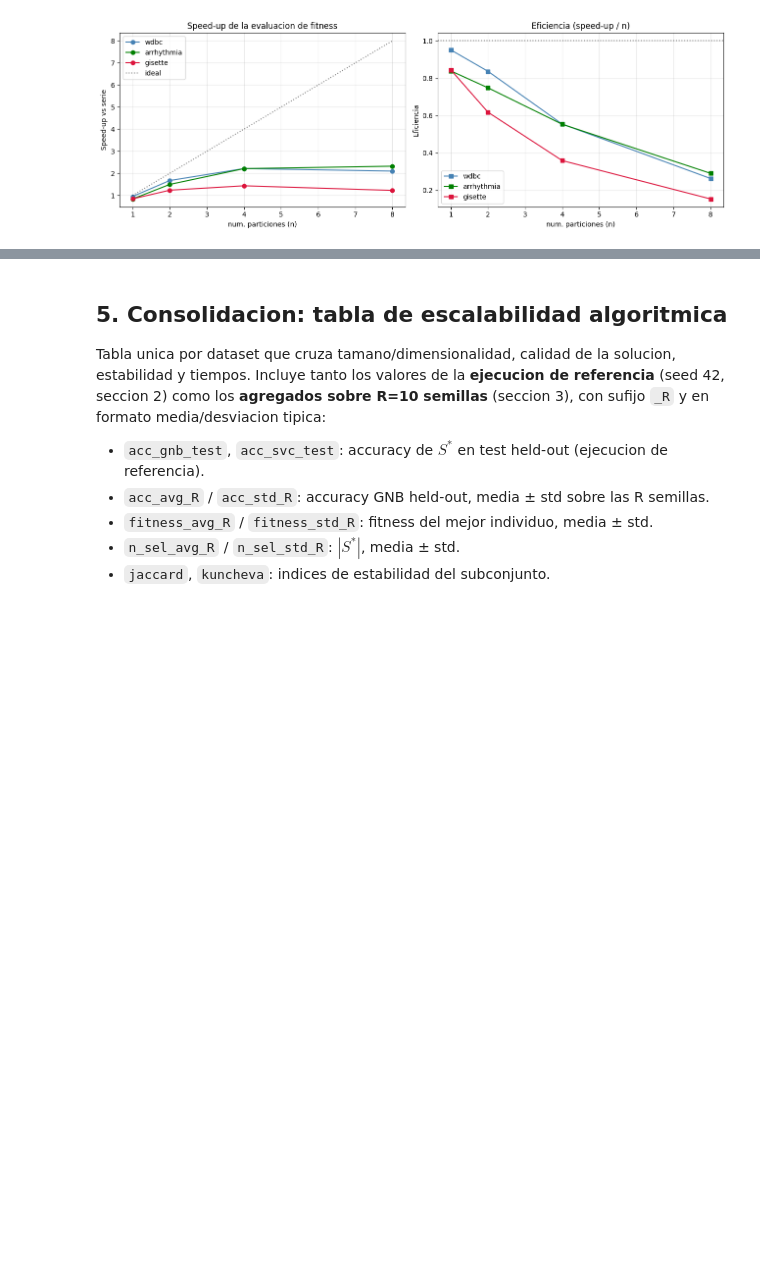
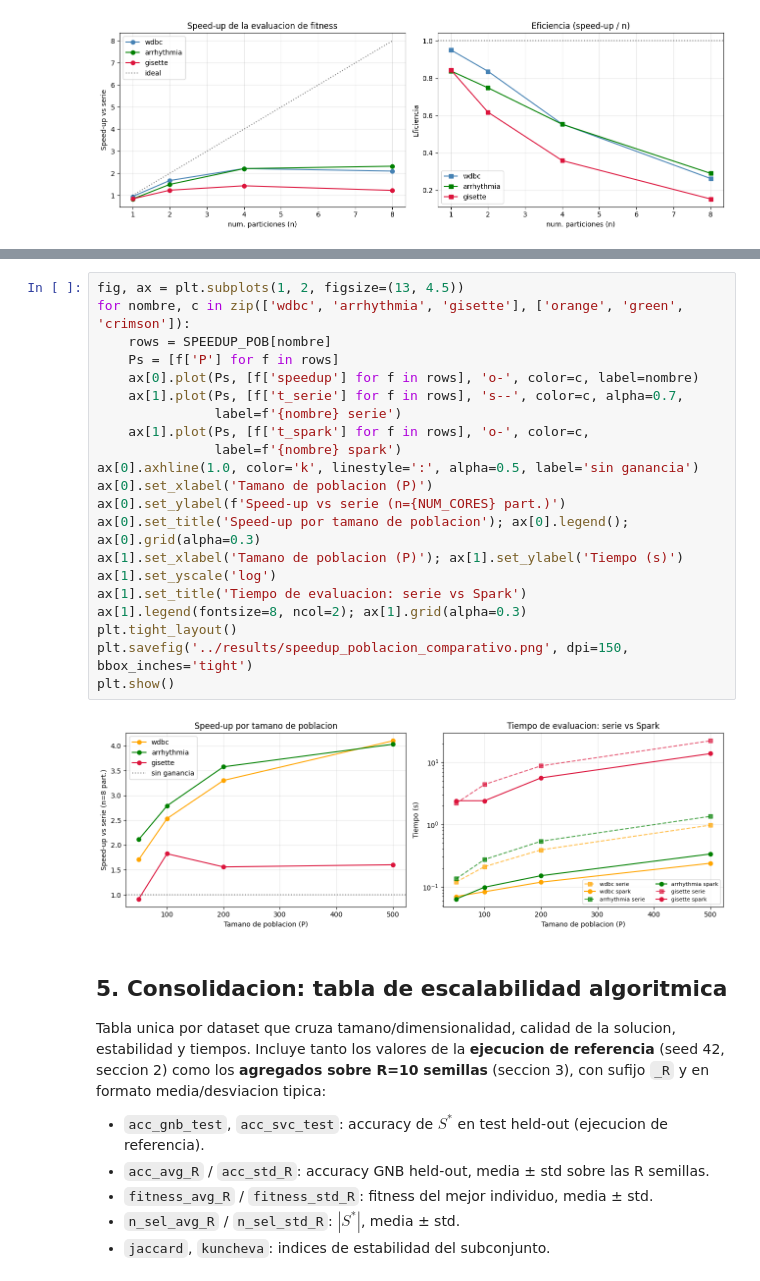
Before and after one commit to fmateos/AFSGAW, a Jupyter notebook: notebooks/07_diversidad_escalabilidad.ipynb, the cells around one changed output, grey strips where cells are left out. Drawn from its saved outputs; the diff is of its cells as text; blank space fills up the shorter version.

Commit message:
Añadido experimento Speed-up por tamaño de población, resultados y documentacion

```diff
--- a/notebooks/07_diversidad_escalabilidad.ipynb
+++ b/notebooks/07_diversidad_escalabilidad.ipynb
@@ -529,3 +620,26 @@ plt.show()
+# %%
+fig, ax = plt.subplots(1, 2, figsize=(13, 4.5))
+for nombre, c in zip(['wdbc', 'arrhythmia', 'gisette'], ['orange', 'green', 'crimson']):
+    rows = SPEEDUP_POB[nombre]
+    Ps = [f['P'] for f in rows]
+    ax[0].plot(Ps, [f['speedup'] for f in rows], 'o-', color=c, label=nombre)
+    ax[1].plot(Ps, [f['t_serie'] for f in rows], 's--', color=c, alpha=0.7,
+               label=f'{nombre} serie')
+    ax[1].plot(Ps, [f['t_spark'] for f in rows], 'o-', color=c,
+               label=f'{nombre} spark')
+ax[0].axhline(1.0, color='k', linestyle=':', alpha=0.5, label='sin ganancia')
+ax[0].set_xlabel('Tamano de poblacion (P)')
+ax[0].set_ylabel(f'Speed-up vs serie (n={NUM_CORES} part.)')
+ax[0].set_title('Speed-up por tamano de poblacion'); ax[0].legend(); ax[0].grid(alpha=0.3)
+ax[1].set_xlabel('Tamano de poblacion (P)'); ax[1].set_ylabel('Tiempo (s)')
+ax[1].set_yscale('log')
+ax[1].set_title('Tiempo de evaluacion: serie vs Spark')
+ax[1].legend(fontsize=8, ncol=2); ax[1].grid(alpha=0.3)
+plt.tight_layout()
+plt.savefig('../results/speedup_poblacion_comparativo.png', dpi=150, bbox_inches='tight')
+plt.show()
+# %% [output]
+[figure, added]
 # %% [markdown]
 ## 5. Consolidacion: tabla de escalabilidad algoritmica
 
```
Also changed, not shown: parts of 5 cells of this notebook, 6 other files.
